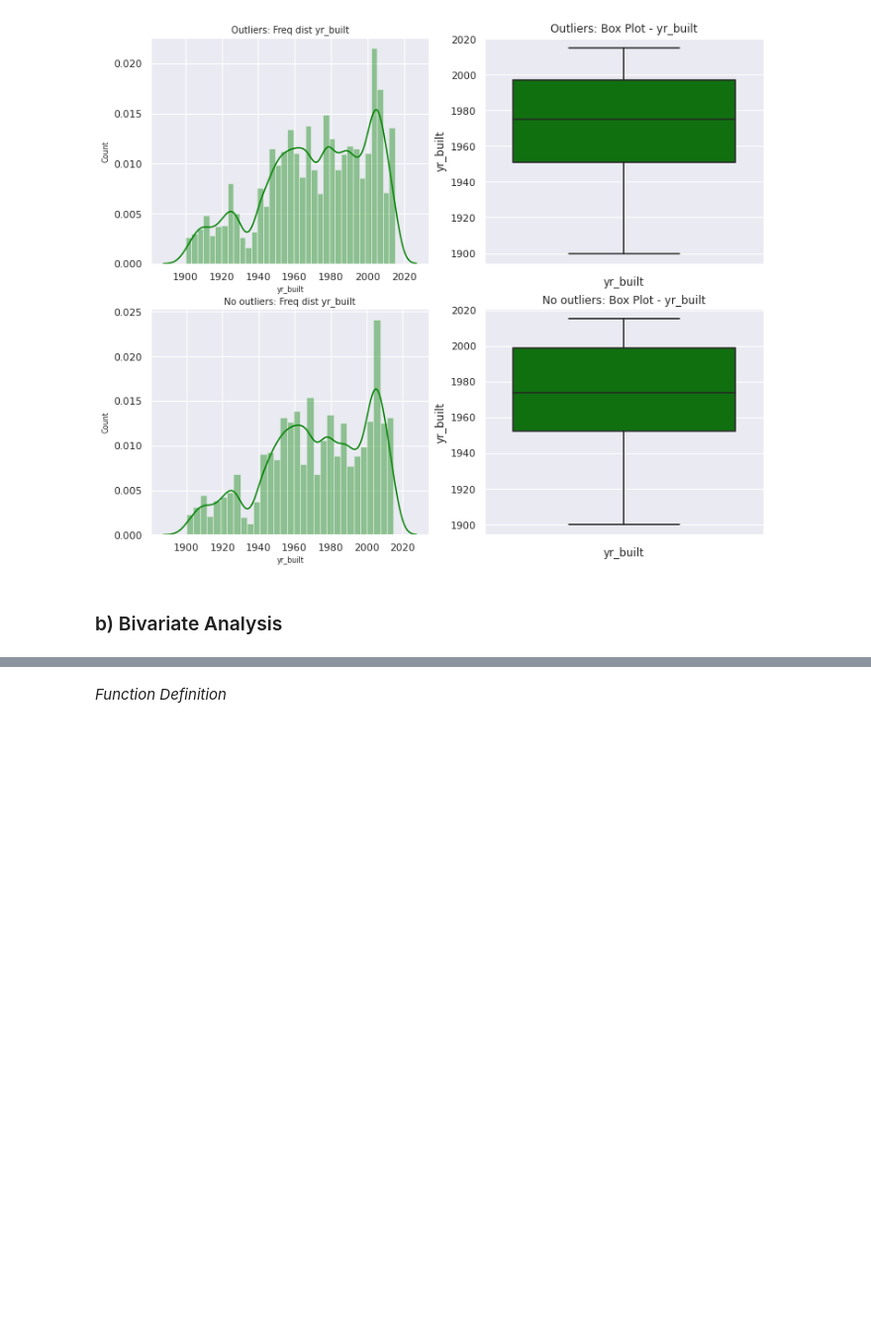
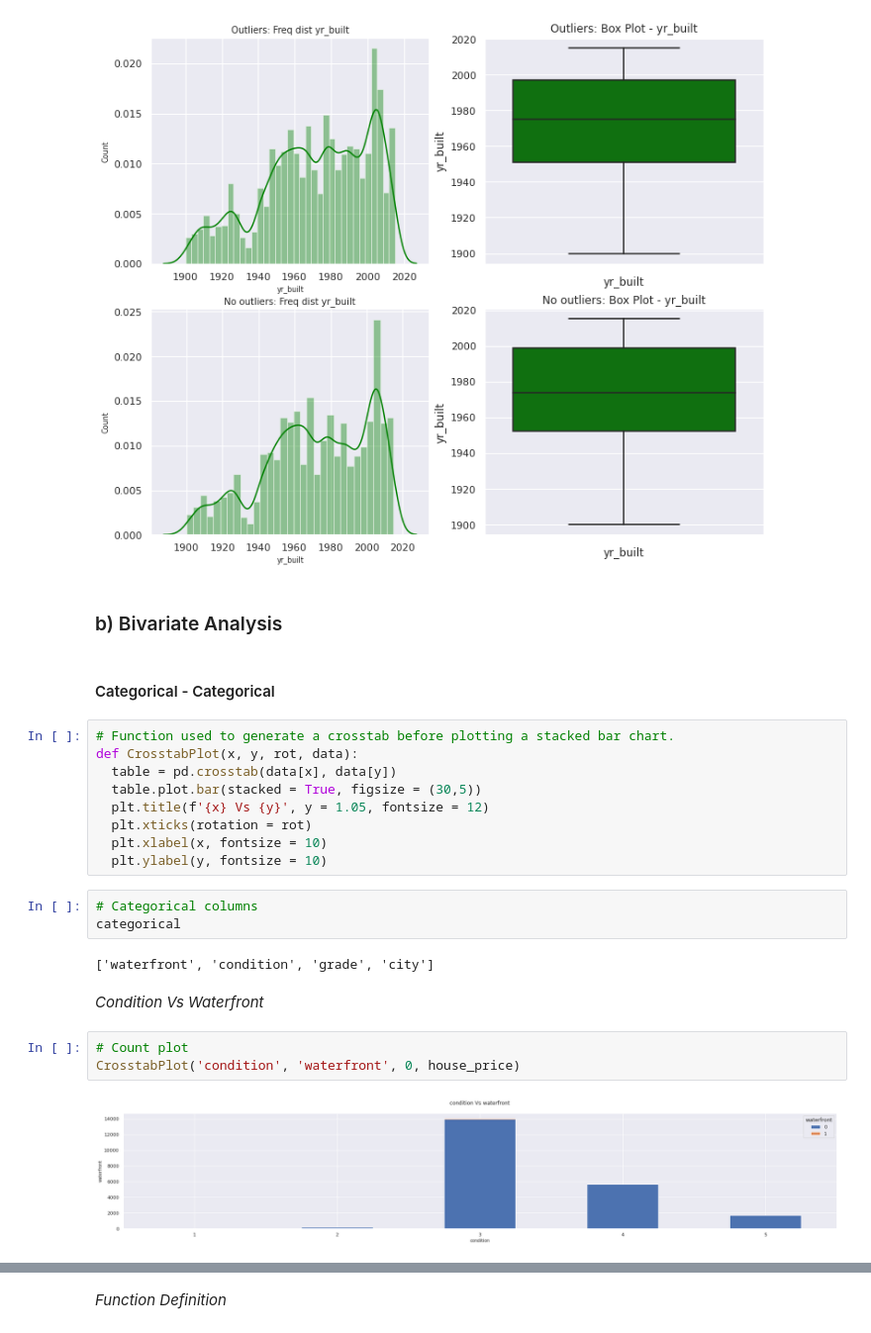
Before and after one commit to deborahmasibo/House-Price-Prediction, a Jupyter notebook: Housing_Prices.ipynb, the cells around one changed output, grey strips where cells are left out. Shown at 99% size. Drawn from its saved outputs; the diff is of its cells as text; blank space fills up the shorter version.

```diff
--- a/Housing_Prices.ipynb
+++ b/Housing_Prices.ipynb
@@ -675,3 +790,26 @@ NumericalPlots(columns[12], house_price, house_price_no)
 [figure]
 # %% [markdown]
 ### b) Bivariate Analysis
+# %% [markdown]
+#### Categorical - Categorical
+# %%
+# Function used to generate a crosstab before plotting a stacked bar chart.
+def CrosstabPlot(x, y, rot, data):
+  table = pd.crosstab(data[x], data[y])
+  table.plot.bar(stacked = True, figsize = (30,5))
+  plt.title(f'{x} Vs {y}', y = 1.05, fontsize = 12)
+  plt.xticks(rotation = rot)
+  plt.xlabel(x, fontsize = 10)
+  plt.ylabel(y, fontsize = 10)
+# %%
+# Categorical columns
+categorical
+# %% [output]
+['waterfront', 'condition', 'grade', 'city']
+# %% [markdown]
+*Condition Vs Waterfront*
+# %%
+# Count plot
+CrosstabPlot('condition', 'waterfront', 0, house_price)
+# %% [output]
+[figure, added]
```
Also changed, not shown: parts of 277 cells of this notebook.
